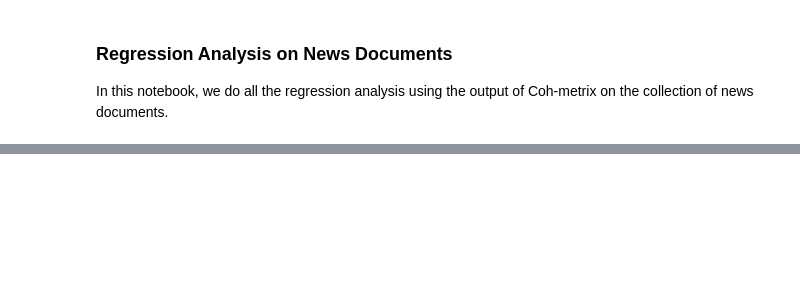
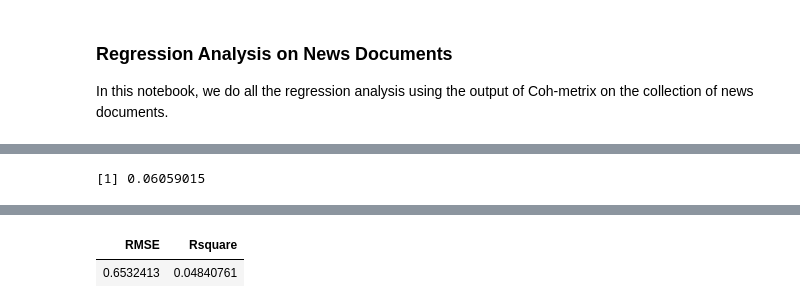
Before and after one commit to phosseini/SBP-BRiMS2019, a Jupyter notebook: regression_analysis.ipynb, the cells around one changed output, grey strips where cells are left out. Drawn from its saved outputs; the diff is of its cells as text; code cells hidden in the pictures; blank space fills up the shorter version.

```diff
--- a/regression_analysis.ipynb
+++ b/regression_analysis.ipynb
@@ -130,0 +65,19 @@ print(lasso_coef)
+# %%
+# K-fold cross-validation for linear regression
+# ----------------------------------------------
+# to install the "caret" package, uncomment the two following lines:
+# options(download.file.method = "wget")
+# install.packages("caret")
+library(caret)
+
+drops <- c("X__1", "id", "DESPL")
+x <- my_data[, !(names(my_data) %in% drops)]
+
+set.seed(123)
+# three different setup for cross validation
+train.control <- trainControl(method = "LOOCV")
+# train.control <- trainControl(method = "cv", number = 10)
+# train.control <- trainControl(method = "repeatedcv", number = 10)
+lin_model <- train(shares ~ ., data=x, method = "lm", trControl = train.control)
+print(lin_model)
+summary(lin_model)
@@ -130,0 +160,52 @@ print(lasso_coef)
+# %%
+# LASSO model
+# install.packages("magrittr") # only needed the first time you use it
+# install.packages("dplyr")    # alternative installation of the %>%
+library(magrittr) # need to run every time you start R and want to use %>%
+# library(dplyr)
+library(glmnet)
+
+drops <- c("X__1", "id", "DESPL")
+x_init <- my_data[, !(names(my_data) %in% drops)]
+
+# --------------------------------------
+# split the data into train and test set
+set.seed(123)
+training.samples <- x_init$shares %>% createDataPartition(p = 0.8, list = FALSE)
+train.data <- x_init[training.samples, ]
+test.data <- x_init[-training.samples, ]
+
+# predictor variables
+x <- model.matrix(shares ~ ., train.data)[,-1]
+# outcome variable
+y <- train.data$shares
+
+# --------------------------------------
+# fitting the model
+
+# set the seed for reproducibility
+set.seed(123)
+cv <- cv.glmnet(x, y, alpha = 1)
+
+# display the best lambda value
+cv$lambda.min
+
+# fit the final model
+model <- glmnet(x, y, alpha = 1, lambda = cv$lambda.min)
+
+# display regression coefficients
+coef(model)
+
+# --------------------------------
+# make prediction on the test data
+x.test <- model.matrix(shares ~ ., test.data)[,-1]
+predictions <- model %>% predict(x.test) %>% as.vector()
+
+# -------------------------
+# model performance metrics
+data.frame(
+    RMSE = RMSE(predictions, test.data$shares),
+    Rsquare = R2(predictions, test.data$shares)
+)
+# %% [output]
+[1] 0.06059015
@@ -130,0 +229,2 @@ print(lasso_coef)
+| RMSE | Rsquare |
+| 0.6532413 | 0.04840761 |
```
Also changed, not shown: parts of 10 cells of this notebook.
